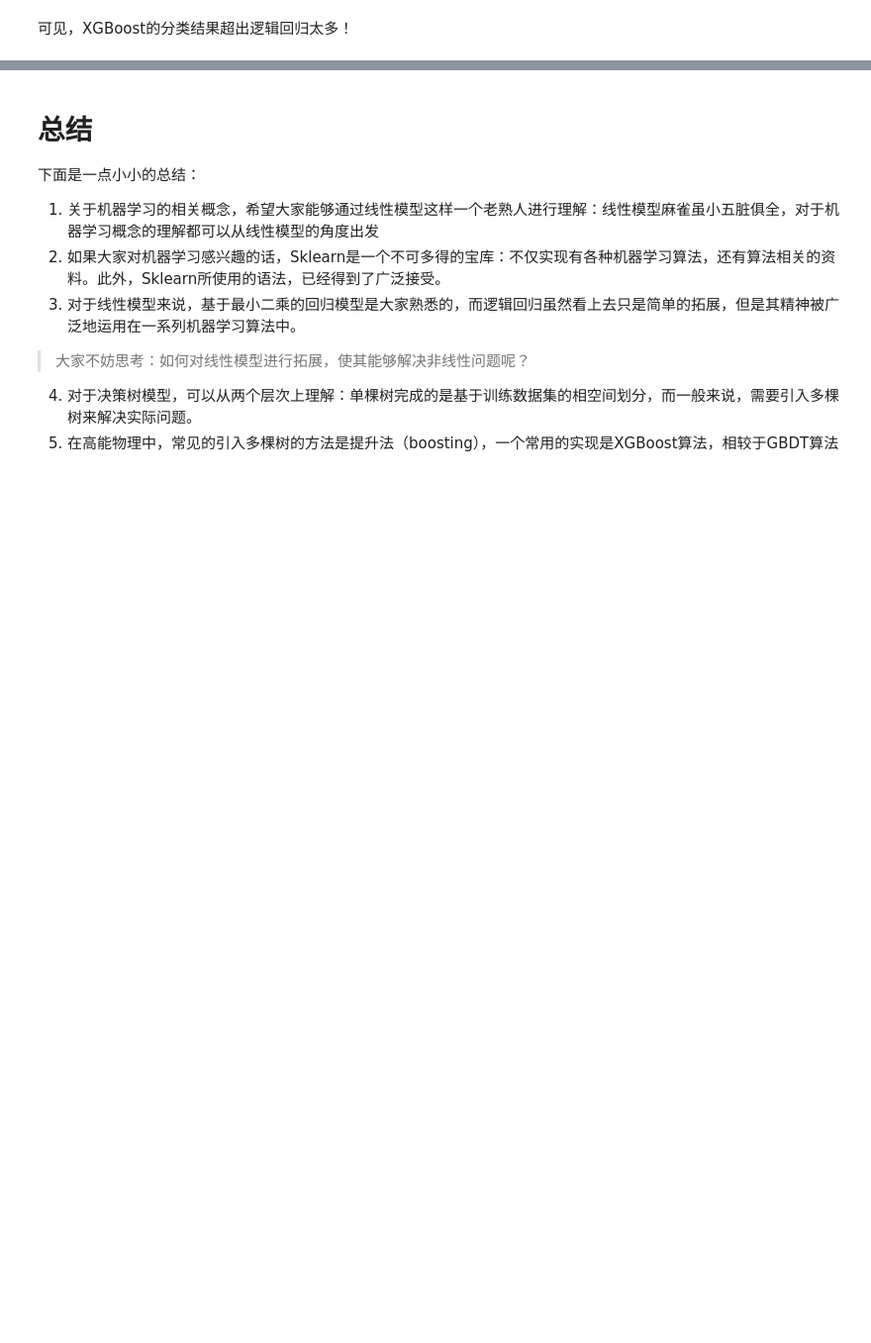
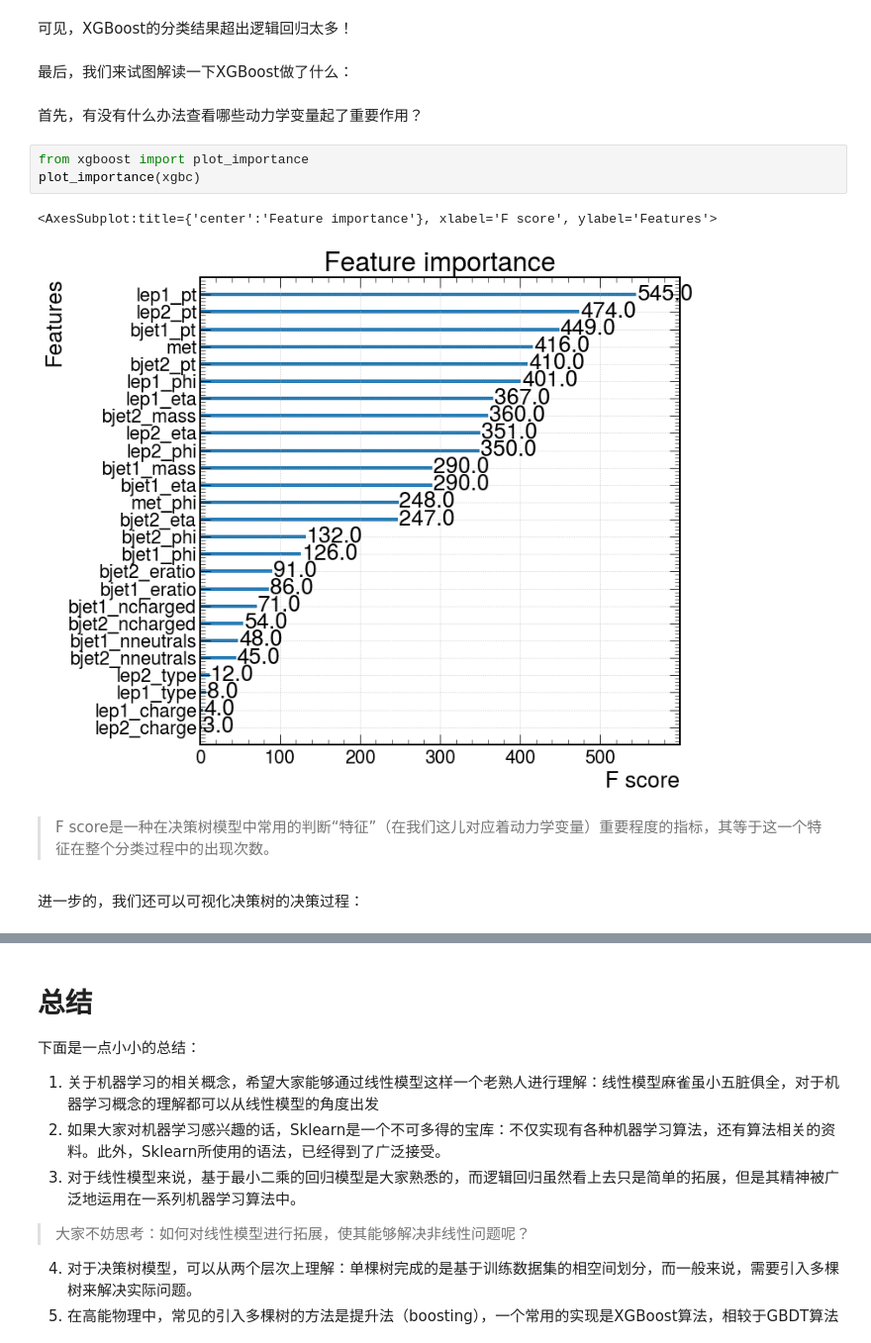
Before and after one commit to PKU-Hep-Group/CMSWinterCampMLPart1, a Jupyter notebook: Chap2_BDT.ipynb, the cells around one changed output, grey strips where cells are left out. Shown at 99% size. Drawn from its saved outputs; the diff is of its cells as text; blank space fills up the shorter version.

```diff
--- a/Chap2_BDT.ipynb
+++ b/Chap2_BDT.ipynb
@@ -341,2 +424,16 @@ ax.legend()
 # %% [markdown]
 可见，XGBoost的分类结果超出逻辑回归太多！
+# %% [markdown]
+最后，我们来试图解读一下XGBoost做了什么：
+# %% [markdown]
+首先，有没有什么办法查看哪些动力学变量起了重要作用？
+# %%
+from xgboost import plot_importance
+plot_importance(xgbc)
+# %% [output]
+<AxesSubplot:title={'center':'Feature importance'}, xlabel='F score', ylabel='Features'>
+[figure, added]
+# %% [markdown]
+> F score是一种在决策树模型中常用的判断“特征”（在我们这儿对应着动力学变量）重要程度的指标，其等于这一个特征在整个分类过程中的出现次数。
+# %% [markdown]
+进一步的，我们还可以可视化决策树的决策过程：
```
Also changed, not shown: parts of 12 cells of this notebook, 1 other file.
